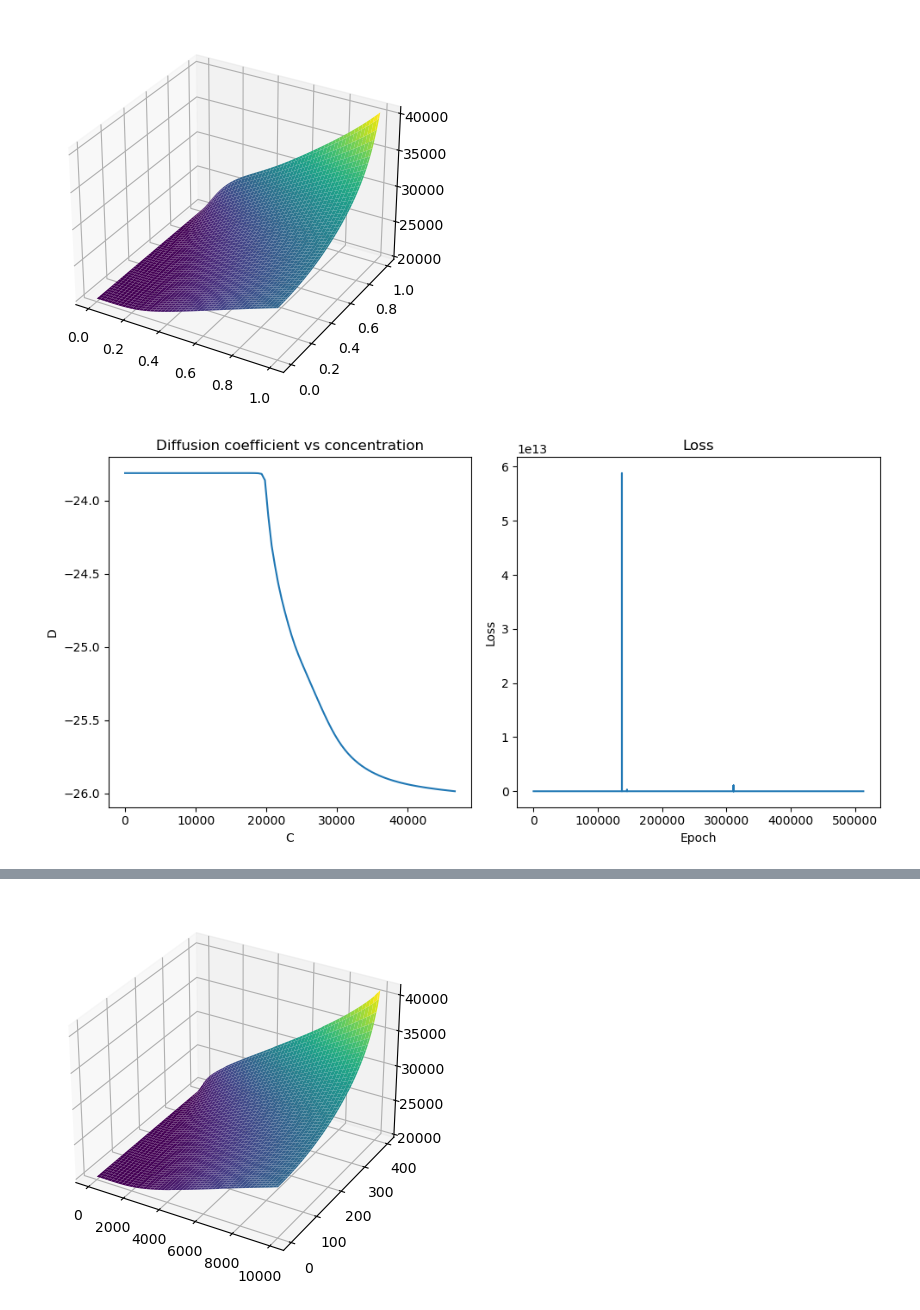
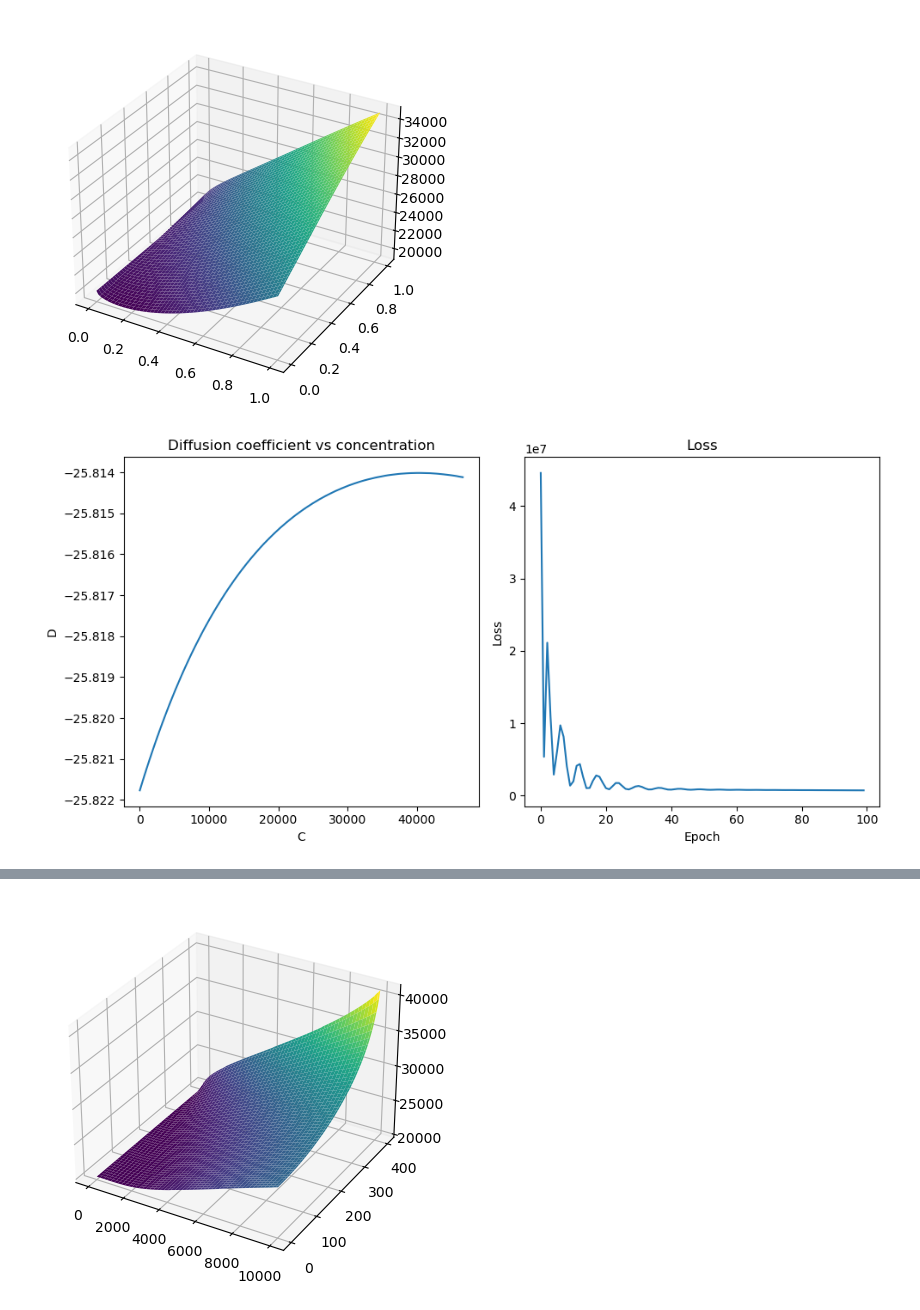
Before and after one commit to merdern/FYP, a Jupyter notebook: Phase4_PINN.ipynb, the cells around one changed output, grey strips where cells are left out. Cells and saved outputs as stored; diff of their text form; code cells hidden in the pictures.

```diff
--- a/Phase4_PINN.ipynb
+++ b/Phase4_PINN.ipynb
@@ -284,9 +304,9 @@ class Network(nn.Module):
 # nn seed
 device = 'cuda'
 N = 100
-epochs_adam = 30000
+epochs_adam = 100
 lr_adam = 1e-3
-epochs_lbfgs = 50000
+epochs_lbfgs = 0
 
 
 # define nn to train, two inputs for x and t
@@ -299,2 +319,2 @@ Epoch: 79999  Loss: 41.011573791503906
-[figure, old version]
+[figure, new version]
-[figure, old version]
+[figure, new version]
```
Also changed, not shown: parts of 5 cells of this notebook.
